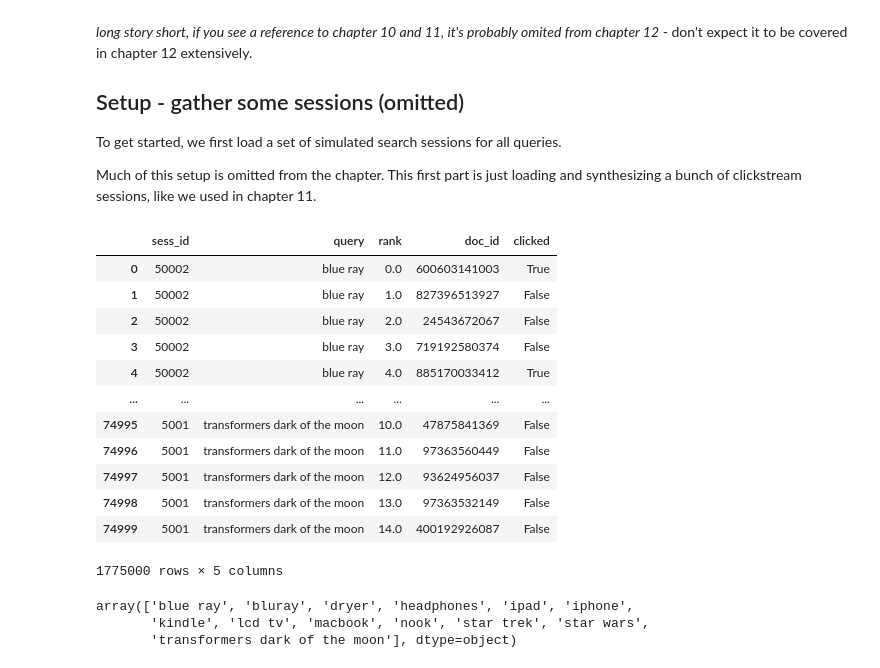
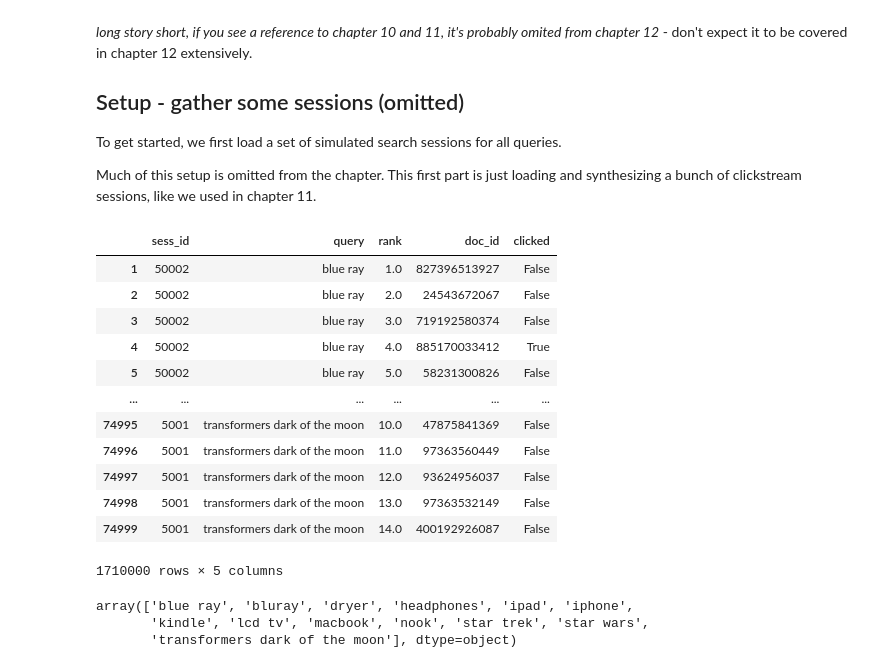
Before and after one commit to treygrainger/ai-powered-search, a Jupyter notebook: chapters/ch12/1.ab-testing-to-active-learning.ipynb, the cells around one changed output. Drawn from its saved outputs; the diff is of its cells as text; code cells hidden in the pictures.

```diff
--- a/chapters/ch12/1.ab-testing-to-active-learning.ipynb
+++ b/chapters/ch12/1.ab-testing-to-active-learning.ipynb
@@ -46,26 +44,31 @@ client = SolrClient(solr_base=SOLR_URL)
 # %%
+signals_upcs_to_omit = [600603132872, 600603125065, 600603141003, 600603139758,
+                        600603133237, 600603123061, 600603140631, 600603124570,
+                        600603132827, 600603135101]
+
 def all_sessions():
     sessions = pandas.concat([pandas.read_csv(f, compression='gzip')
                           for f in glob.glob('retrotech/sessions/*_sessions.gz')])
     sessions = sessions.sort_values(['query', 'sess_id', 'rank'])
-    return sessions.rename(columns={'clicked_doc_id': 'doc_id'})
+    sessions = sessions.rename(columns={'clicked_doc_id': 'doc_id'})
+    return sessions[~sessions["doc_id"].isin(signals_upcs_to_omit)]
 
 sessions = all_sessions()
 sessions
 # %% [output]
 |  | sess_id | query | rank | doc_id | clicked |
-| 0 | 50002 | blue ray | 0.0 | 600603141003 | True |
 | 1 | 50002 | blue ray | 1.0 | 827396513927 | False |
 | 2 | 50002 | blue ray | 2.0 | 24543672067 | False |
 | 3 | 50002 | blue ray | 3.0 | 719192580374 | False |
 | 4 | 50002 | blue ray | 4.0 | 885170033412 | True |
+| 5 | 50002 | blue ray | 5.0 | 58231300826 | False |
 | ... | ... | ... | ... | ... | ... |
 | 74995 | 5001 | transformers dark of the moon | 10.0 | 47875841369 | False |
 | 74996 | 5001 | transformers dark of the moon | 11.0 | 97363560449 | False |
 | 74997 | 5001 | transformers dark of the moon | 12.0 | 93624956037 | False |
 | 74998 | 5001 | transformers dark of the moon | 13.0 | 97363532149 | False |
 | 74999 | 5001 | transformers dark of the moon | 14.0 | 400192926087 | False |
-1775000 rows × 5 columns
+1710000 rows × 5 columns
 # %%
 sessions["query"].unique()
 # %% [output]
```
Also changed, not shown: parts of 39 cells of this notebook, 14 other files.
